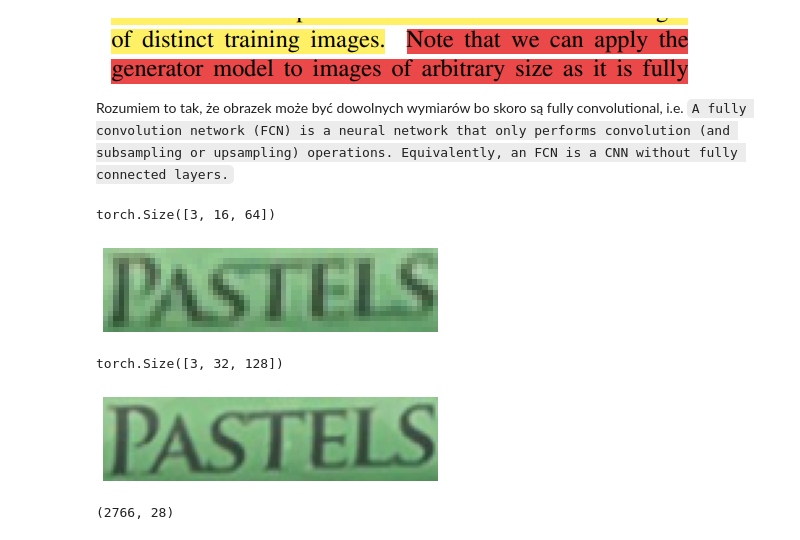
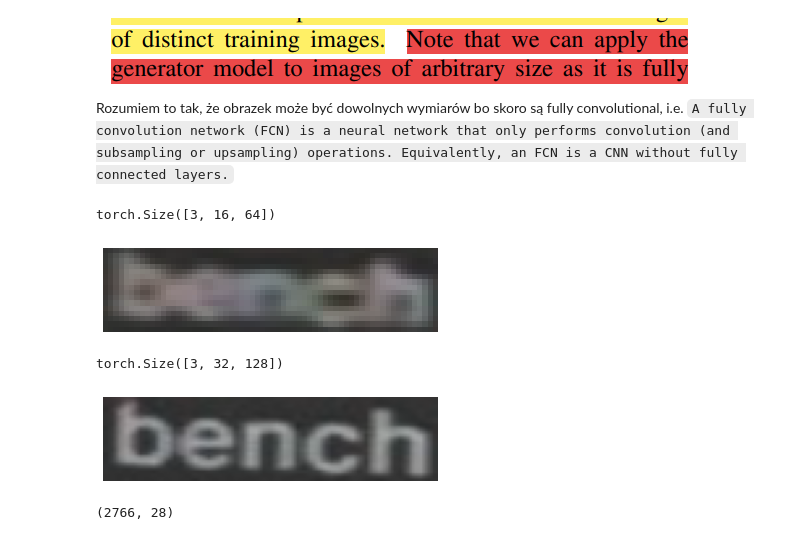
Before and after one commit to zuzg/text-super-resolution, a Jupyter notebook: Project3.ipynb, the cells around one changed output. Cells and saved outputs as stored; diff of their text form; code cells hidden in the pictures.

```diff
--- a/Project3.ipynb
+++ b/Project3.ipynb
@@ -105,9 +105,9 @@ img_data = get_data_from_dir(data_path, [str(i) for i in range(1, N+1)], min_hei
 # %%
 # TODO -> replace src.data.SRDataset with the final one
 class SRDataset(Dataset):
-    def __init__(self, images, crop_size=None, normalize=True):
+    def __init__(self, images, crop=True, normalize=True):
         self.normalize = normalize
-        self.crop_size = crop_size
+        self.crop = crop
         self.images = images
 
     def __len__(self):
@@ -116,7 +116,7 @@ class SRDataset(Dataset):
     def preprocess_image(self, image):
         lr = image[0]
         hr = image[1]
-        if self.crop_size is not None:
+        if self.crop:
             lr = cv2.resize(lr, (64, 16))
             hr = cv2.resize(hr, (128, 32))
         if self.normalize:
@@ -129,20 +129,20 @@ class SRDataset(Dataset):
         image = self.images[index]
         return self.preprocess_image(image)
 # %%
-img_data_processed = SRDataset(img_data, crop_size=(96,96))
+img_data_processed = SRDataset(img_data)
 # %%
-x = 2343
+x = 1256
 display_img_tensor(img_data_processed[x][0])
 img_data_processed[x][0].shape
 # %% [output]
 torch.Size([3, 16, 64])
-[figure, old version]
+[figure, new version]
 # %%
 display_img_tensor(img_data_processed[x][1])
 img_data_processed[x][1].shape
 # %% [output]
 torch.Size([3, 32, 128])
-[figure, old version]
+[figure, new version]
 # %%
 train_indices, test_indices = train_test_split(range(N), test_size=0.01)
 len(train_indices), len(test_indices)
```
Also changed, not shown: parts of 2 cells of this notebook, 1 other file.
